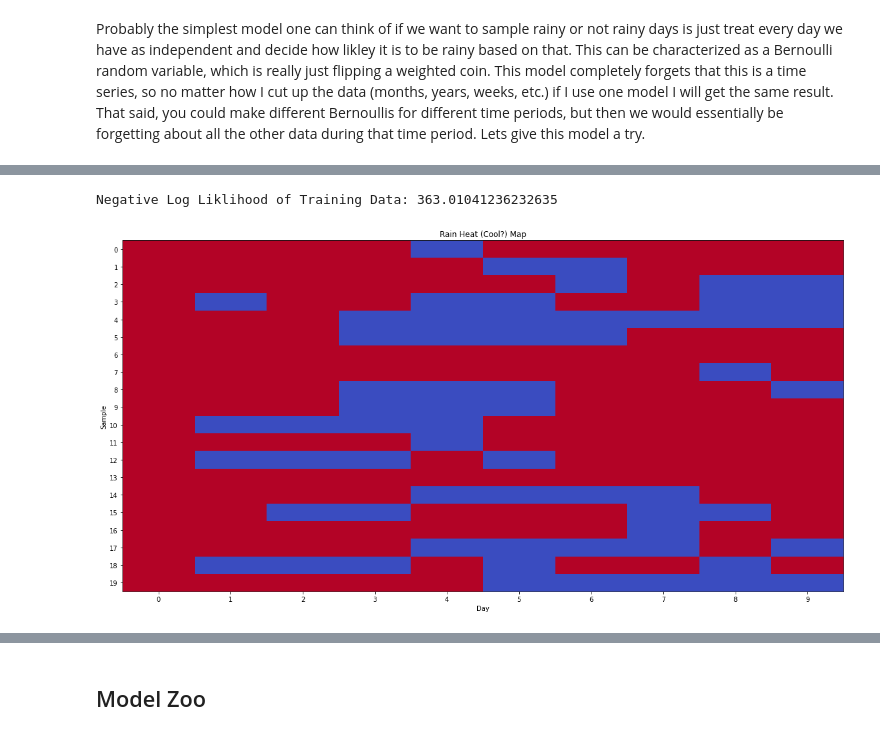
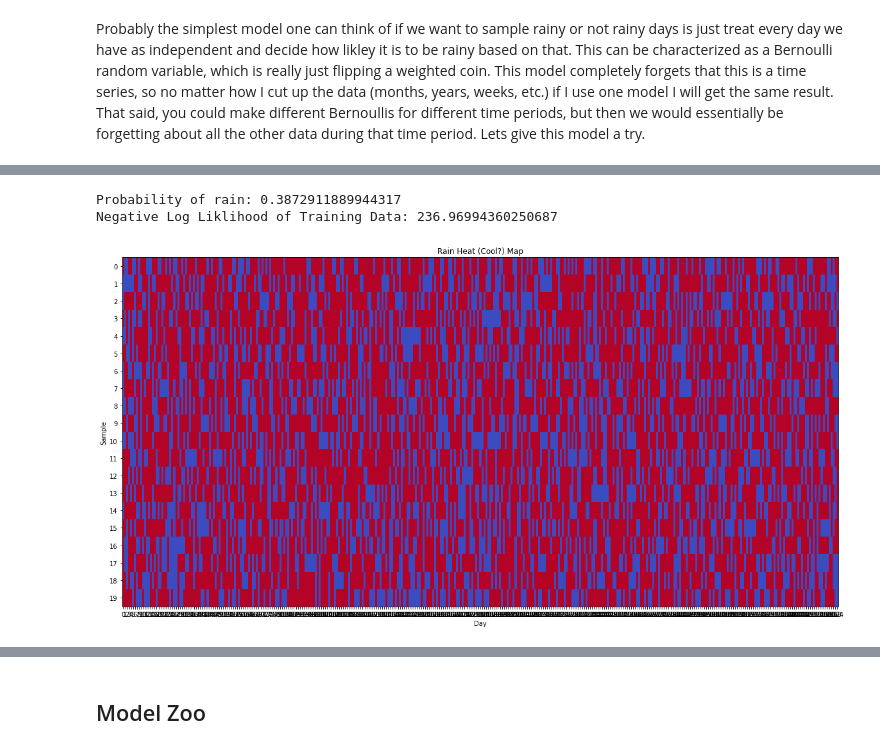
Before and after one commit to AlanJohnM/Modelling-Raincouver, a Jupyter notebook: Raincouver.ipynb, the cells around one changed output, grey strips where cells are left out. Drawn from its saved outputs; the diff is of its cells as text; code cells hidden in the pictures.

Commit message:
added some diagrams and more text, fixed a  bug in the bernoulli nll

```diff
--- a/Raincouver.ipynb
+++ b/Raincouver.ipynb
@@ -334,14 +335,17 @@ RainedDataset = RainedDataset.rename(columns={"Total Rain (mm)":"Rained"})
 # %% [markdown]
 While we are here, I am going to cut the data  up into  a  couple different  numpy friendly matrices of varying time periods. This will help  modelling different time periods.
 # %%
+X = RainedDataset.to_numpy(dtype=np.int8)
 XYears = np.stack([RainedDataset[RainedDataset["Year"] == y]["Rained"].to_numpy(dtype=np.int8)[0:355] for y in RainedDataset["Year"].unique()])
+month_years = itertools.product(RainedDataset["Year"].unique(),RainedDataset["Month"].unique())
+XMonths =  np.stack([RainedDataset[(RainedDataset["Year"] == y)  & (RainedDataset["Month"] == m)]["Rained"].to_numpy(dtype=np.int8)[0:28] for y, m in month_years])
 # %%
-def rainMap(X, start_date=0):
+def rainMap(X, start_date=0, figsize=(20,10)):
     if X.ndim == 1:
             X =  X[:,None].T
     N,T = X.shape
     X = ~X
-    plt.figure(figsize=(20,10))
+    plt.figure(figsize=figsize)
     plt.title(f"Rain Heat (Cool?) Map")
     plt.xlabel("Day")
     plt.ylabel("Sample")
@@ -365,13 +364,8 @@ Negative Log Liklihood of Training Data: 0.6697692682955906
-# %%
-X = RainedDataset["Rained"].head(1000).to_numpy(dtype=np.int8)
-RainChain = MarkovChain(X)
-test = RainChain.sample(10,20)
-rainMap(test)
-# %% [output]
-Negative Log Liklihood of Training Data: 363.01041236232635
-[figure, removed]
-# %%
-XYears = np.stack([RainedDataset[RainedDataset["Year"] == y]["Rained"].to_numpy(dtype=np.int8)[0:355] for y in RainedDataset["Year"].unique()])
-RainHMM = HMM(XYears)
-test = RainHMM.sample(10,20)
-rainMap(XYears)
+# %%
+RainBernoulli = Bernoulli(XYears)
+BernoulliSamples = RainBernoulli.sample(365,20)
+rainMap(BernoulliSamples)
+# %% [output]
+Probability of rain: 0.3872911889944317
+Negative Log Liklihood of Training Data: 236.96994360250687
+[figure, added]
```
Also changed, not shown: parts of 17 cells of this notebook, 2 other files.
